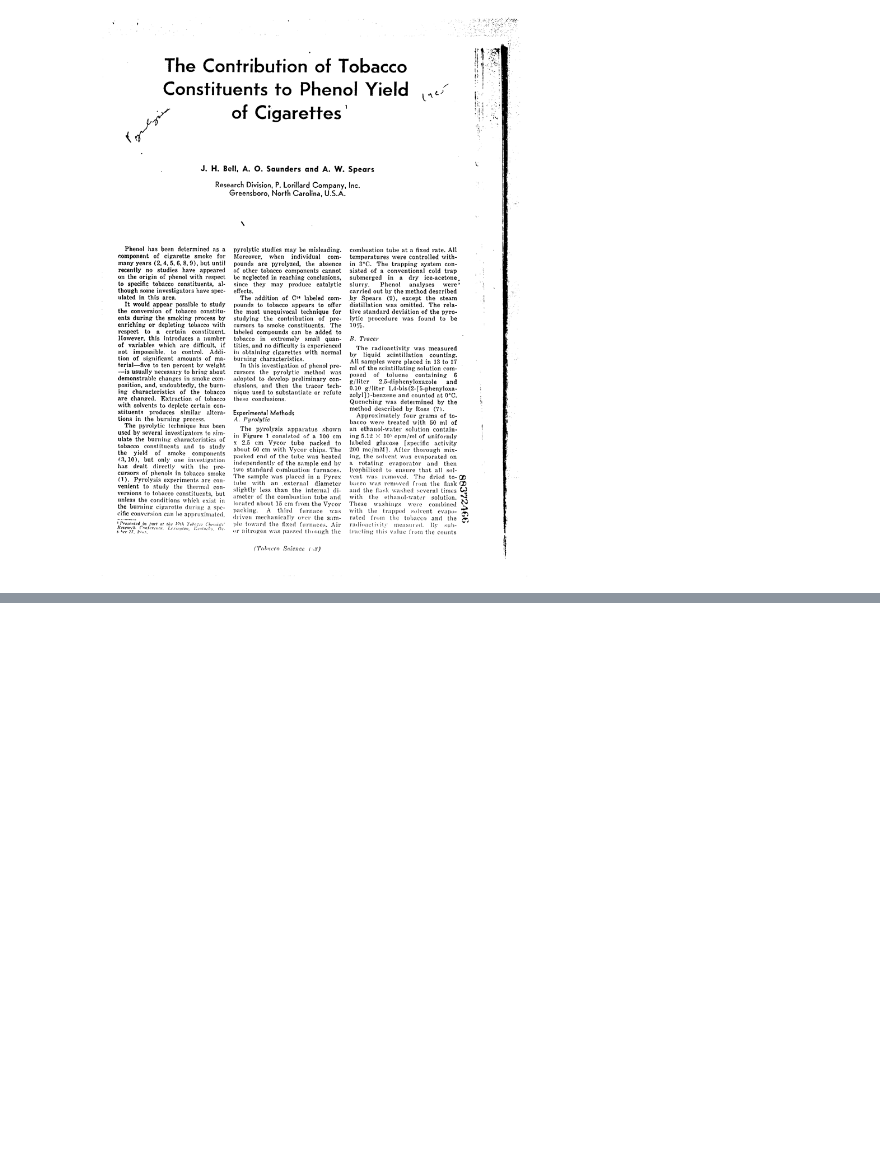
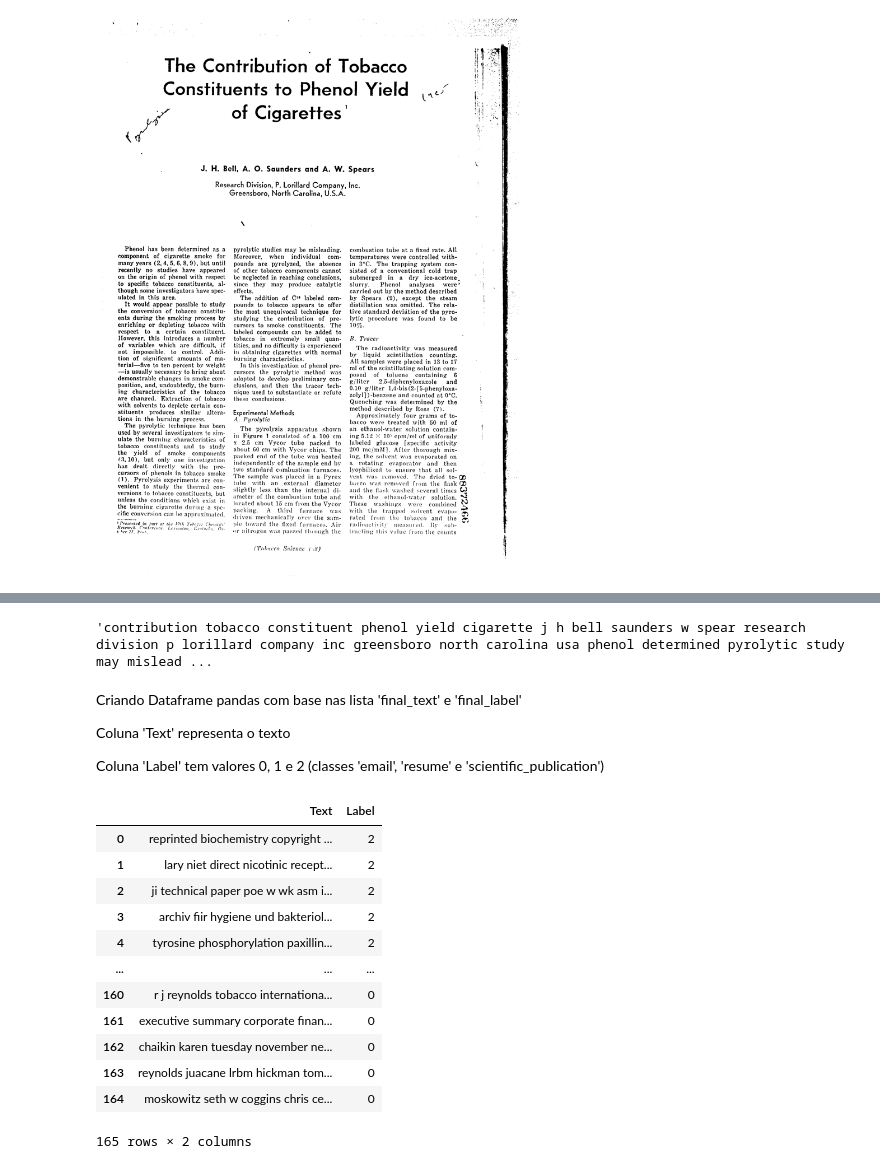
Before and after one commit to kaiomudkt/projeto_Machine_Learning, a Jupyter notebook: classificador_documentos_v1.ipynb, the cells around one changed output, grey strips where cells are left out. Cells and saved outputs as stored; diff of their text form; code cells hidden in the pictures; blank space fills up the shorter version.

```diff
--- a/classificador_documentos_v1.ipynb
+++ b/classificador_documentos_v1.ipynb
@@ -251,0 +315,26 @@ TesseractNotFoundError: tesseract is not installed or it's not in your PATH. See
+# %%
+def preprocess_data(text):
+    text = text.lower()
+    text = text.replace("\n"," ").replace("\t"," ")
+    text = re.sub("\s+"," ",text)
+    text = re.sub(r'\d+', '', text)
+    text = re.sub(r'[^\w\s]', '', text)
+
+    # tokens
+    tokens = word_tokenize(text)
+
+    data = [i for i in tokens if i not in punctuation]
+    data = [i for i in data if i not in stopwords_list]
+
+    # Lemmatization
+    lemmatizer = WordNetLemmatizer()
+    final_text = []
+    for i in data:
+        word = lemmatizer.lemmatize(i)
+        final_text.append(word)
+
+    return " ".join(final_text)
+
+preprocess_data(text)
+# %% [output]
+'contribution tobacco constituent phenol yield cigarette j h bell saunders w spear research division p lorillard company inc greensboro north carolina usa phenol determined pyrolytic study may mislead ...
@@ -251,0 +384,25 @@ TesseractNotFoundError: tesseract is not installed or it's not in your PATH. See
+# %% [markdown]
+Criando Dataframe pandas com base nas lista 'final_text' e 'final_label'
+
+Coluna 'Text' representa o texto
+
+Coluna 'Label' tem valores 0, 1 e 2 (classes 'email', 'resume' e 'scientific_publication')
+# %%
+df = pd.DataFrame()
+df['Text'] = final_text
+df['Label'] = final_label
+df
+# %% [output]
+|  | Text | Label |
+| 0 | reprinted biochemistry copyright ... | 2 |
+| 1 | lary niet direct nicotinic recept... | 2 |
+| 2 | ji technical paper poe w wk asm i... | 2 |
+| 3 | archiv fiir hygiene und bakteriol... | 2 |
+| 4 | tyrosine phosphorylation paxillin... | 2 |
+| ... | ... | ... |
+| 160 | r j reynolds tobacco internationa... | 0 |
+| 161 | executive summary corporate finan... | 0 |
+| 162 | chaikin karen tuesday november ne... | 0 |
+| 163 | reynolds juacane lrbm hickman tom... | 0 |
+| 164 | moskowitz seth w coggins chris ce... | 0 |
+165 rows × 2 columns
```
Also changed, not shown: parts of 63 cells of this notebook, 1 other file.
